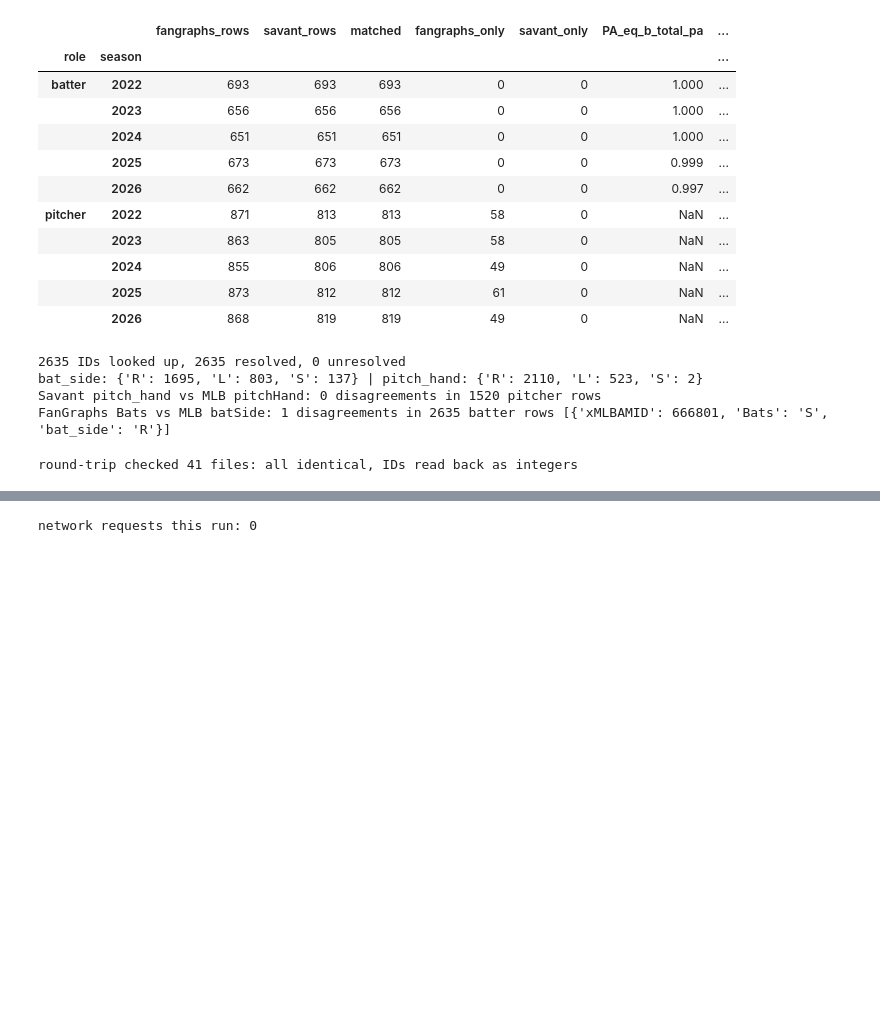
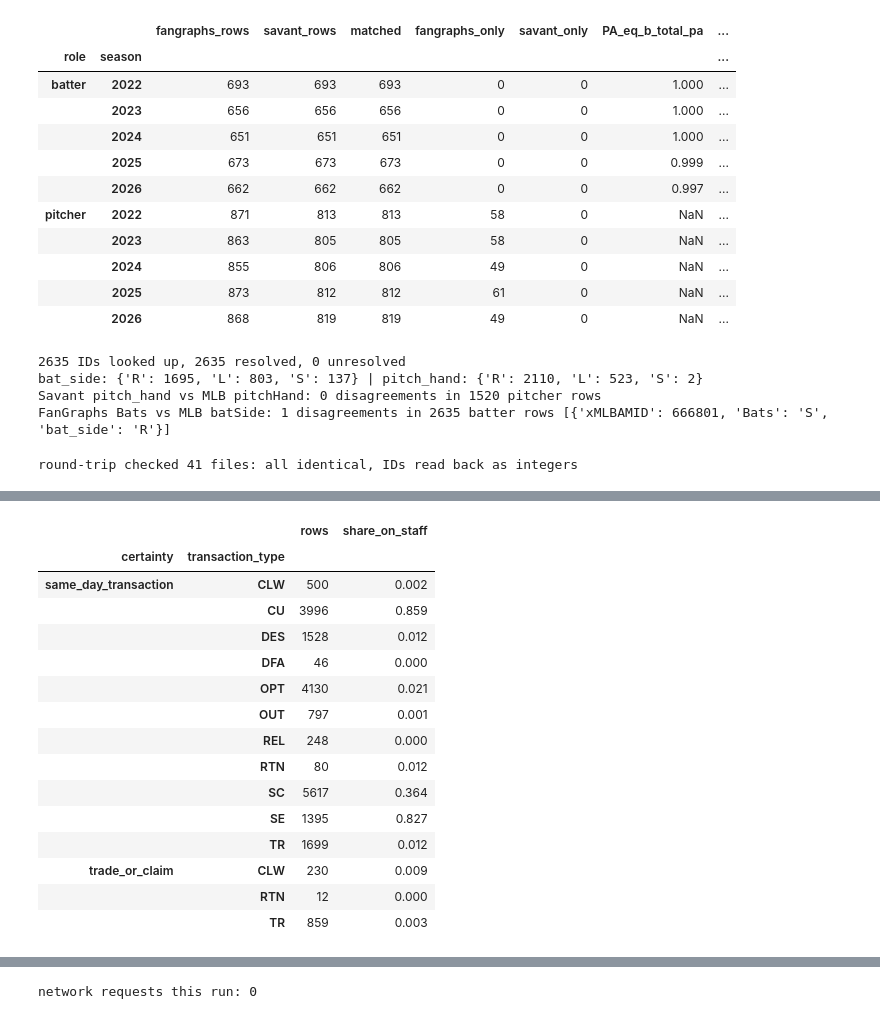
Before and after one commit to vartabje/mlb_game_simulator_win_probability_engine, a Jupyter notebook: notebooks/savant_scrape_updated.ipynb, the cells around one changed output, grey strips where cells are left out. Cells and saved outputs as stored; diff of their text form; code cells hidden in the pictures; blank space fills up the shorter version.

```diff
--- a/notebooks/savant_scrape_updated.ipynb
+++ b/notebooks/savant_scrape_updated.ipynb
@@ -1043,0 +1543,14 @@ round-trip checked 41 files: all identical, IDs read back as integers
+# %%
+def pitcher_appearances(game_pk, season, box):
+    rows = []
+    for side in ("away", "home"):
+        team = box["teams"][side]
+        for order, pitcher_id in enumerate(team["pitchers"], 1):
+            player = team["players"].get(f"ID{pitcher_id}", {})
+            stats = player.get("stats", {}).get("pitching", {})
+            rows.append({"game_pk": game_pk, "season": season, "team_id": team["team"]["id"], "pitcher_id": pitcher_id,
+                         "appearance_order": order, "is_starter": stats.get("gamesStarted") == 1,
+                         "position_type": player.get("position", {}).get("type"),
+                         "batters_faced": stats.get("battersFaced"), "outs": stats.get("outs"),
+                         "pitches": stats.get("numberOfPitches")})
+    return rows
@@ -1043,0 +1968,54 @@ round-trip checked 41 files: all identical, IDs read back as integers
+# %%
+# Accuracy check only: compare each reconstruction, and a sample of dated rosters, with the staff MLB recorded for that game.
+# Resumed games are skipped: their record is final, so its staff can include pitchers added before the resumption.
+resumed_pks = set(games.loc[games["was_resumed"], "game_pk"])
+bullpen_check = {}
+for (game_pk, team_id), rows in bullpen_membership.groupby(["game_pk", "team_id"]):
+    staff = game_staff.get((game_pk, team_id))
+    if staff is None or game_pk in resumed_pks:
+        continue
+    member = set(rows.loc[rows["membership"] == "member", "player_id"])
+    uncertain = set(rows.loc[rows["membership"] == "uncertain", "player_id"])
+    missing, extra = staff - member - uncertain, member - staff
+    bullpen_check[(game_pk, team_id)] = {"matched": len(staff & member), "missing": len(missing), "extra": len(extra),
+                                         "uncertain": len(uncertain), "uncertain_on_staff": len(uncertain & staff)}
+    conflict_rows += [conflict(game_pk, team_id, "bullpen vs game staff", f"{kind} {pid}")
+                      for kind, ids in [("missing", missing), ("extra", extra)] for pid in sorted(ids)]
+check_table_ = pd.DataFrame(bullpen_check.values())
+if len(check_table_):
+    total = check_table_.sum()
+    print(f"bullpen reconstruction vs recorded staff, {len(check_table_)} team-games: matched {total['matched']}, "
+          f"missing {total['missing']}, extra {total['extra']}, uncertain {total['uncertain']} "
+          f"({total['uncertain_on_staff']} of them on the staff); exact in "
+          f"{int(((check_table_['missing'] == 0) & (check_table_['extra'] == 0)).sum())} team-games")
+    # Share of uncertain rows on the recorded staff, by cause. A measure of how these moves usually turned out, not an input.
+    uncertain_rows = bullpen_membership[(bullpen_membership["membership"] == "uncertain")
+                                        & ~bullpen_membership["game_pk"].isin(resumed_pks)]
+    uncertain_rows = uncertain_rows.assign(on_recorded_staff=[
+        pid in game_staff.get((g, t), ()) for g, t, pid in
+        zip(uncertain_rows["game_pk"], uncertain_rows["team_id"], uncertain_rows["player_id"])])
+    display(uncertain_rows.groupby(["certainty", "transaction_type"])["on_recorded_staff"]
+            .agg(rows="size", share_on_staff="mean").round(3))
+
+random_pick = random.Random(23)
+roster_sample = []
+for season, rows in target_team_games.groupby("season"):
+    keys = sorted(set(zip(rows["game_pk"], rows["team_id"])))
+    roster_sample += keys if GAME_SAMPLE is not None else random_pick.sample(keys, min(ROSTER_CHECKS_PER_SEASON, len(keys)))
+roster_results = []
+for game_pk, team_id in roster_sample:
+    staff = game_staff.get((game_pk, team_id))
+    if staff is None or game_pk in resumed_pks:
+        continue
+    dated = dated_roster_pitchers(int(team_id), dates[game_pk])
+    roster_results.append({"missing": len(staff - dated), "extra": len(dated - staff), "exact": dated == staff,
+                           **{f"reconstruction_{k}": v for k, v in bullpen_check.get((game_pk, team_id), {}).items()}})
+    if dated != staff:
+        conflict_rows.append(conflict(game_pk, team_id, "dated roster vs game staff",
+                                      f"missing {sorted(staff - dated)}, extra {sorted(dated - staff)}"))
+roster_results = pd.DataFrame(roster_results)
+if len(roster_results):
+    print(f"dated roster on game date vs recorded staff, {len(roster_results)} sampled team-games: exact in "
+          f"{int(roster_results['exact'].sum())}, pitchers missing {int(roster_results['missing'].sum())}, "
+          f"extra {int(roster_results['extra'].sum())}")
+# %% [output]
@@ -1043,0 +2023,16 @@ round-trip checked 41 files: all identical, IDs read back as integers
+|  |  | rows | share_on_staff |
+| certainty | transaction_type |  |  |
+| same_day_transaction | CLW | 500 | 0.002 |
+|  | CU | 3996 | 0.859 |
+|  | DES | 1528 | 0.012 |
+|  | DFA | 46 | 0.000 |
+|  | OPT | 4130 | 0.021 |
+|  | OUT | 797 | 0.001 |
+|  | REL | 248 | 0.000 |
+|  | RTN | 80 | 0.012 |
+|  | SC | 5617 | 0.364 |
+|  | SE | 1395 | 0.827 |
+|  | TR | 1699 | 0.012 |
+| trade_or_claim | CLW | 230 | 0.009 |
+|  | RTN | 12 | 0.000 |
+|  | TR | 859 | 0.003 |
```
Also changed, not shown: parts of 29 cells of this notebook, 50 other files.
